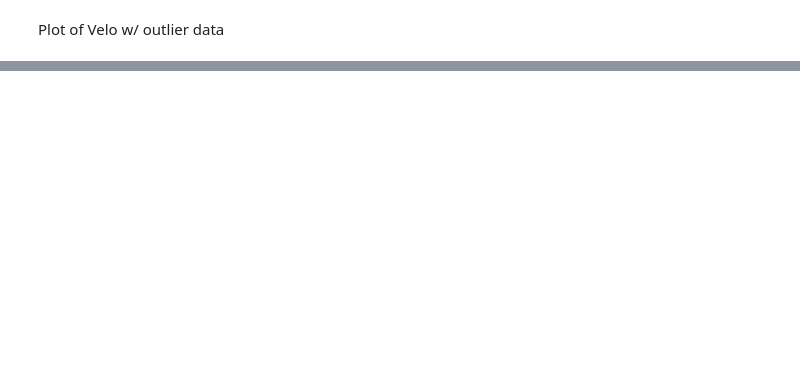
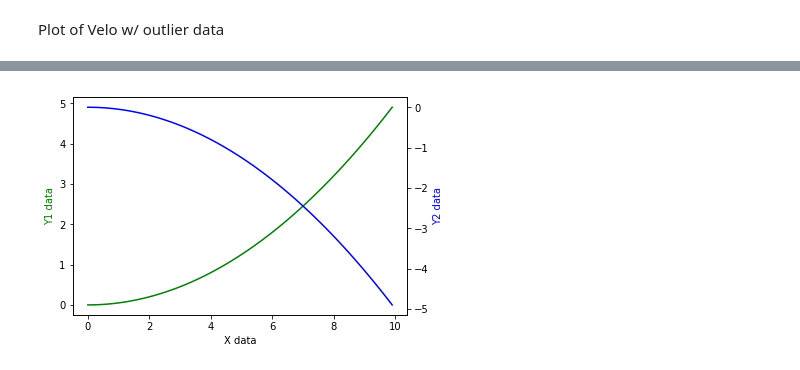
Before and after one commit to stibbs1998/basketball_analytics2018, a Jupyter notebook: json_related/sandbox.ipynb, the cells around one changed output, grey strips where cells are left out. Saved outputs shown, nothing was run; the diff lists cells and outputs as text; code cells hidden in the pictures; blank space fills up the shorter version.

```diff
--- a/json_related/sandbox.ipynb
+++ b/json_related/sandbox.ipynb
@@ -105,0 +133,20 @@ y[8514]
+# %%
+import numpy as np
+import matplotlib.pyplot as plt
+x = np.arange(0, 10, 0.1)
+y1 = 0.05 * x**2
+y2 = -1 *y1
+
+fig, ax1 = plt.subplots()
+
+ax2 = ax1.twinx()
+ax1.plot(x, y1, 'g-')
+ax2.plot(x, y2, 'b-')
+
+ax1.set_xlabel('X data')
+ax1.set_ylabel('Y1 data', color='g')
+ax2.set_ylabel('Y2 data', color='b')
+
+plt.show()
+# %% [output]
+[figure, added]
```
Also changed, not shown: parts of 14 cells of this notebook.
